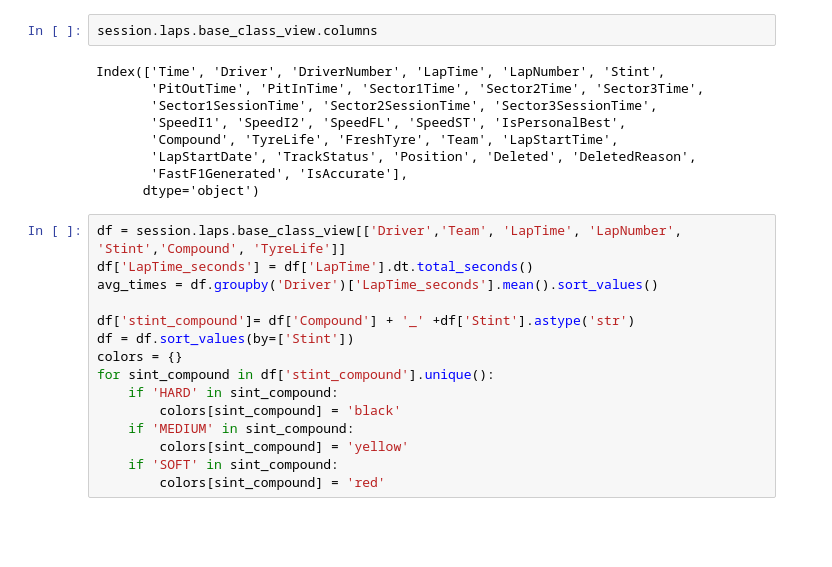
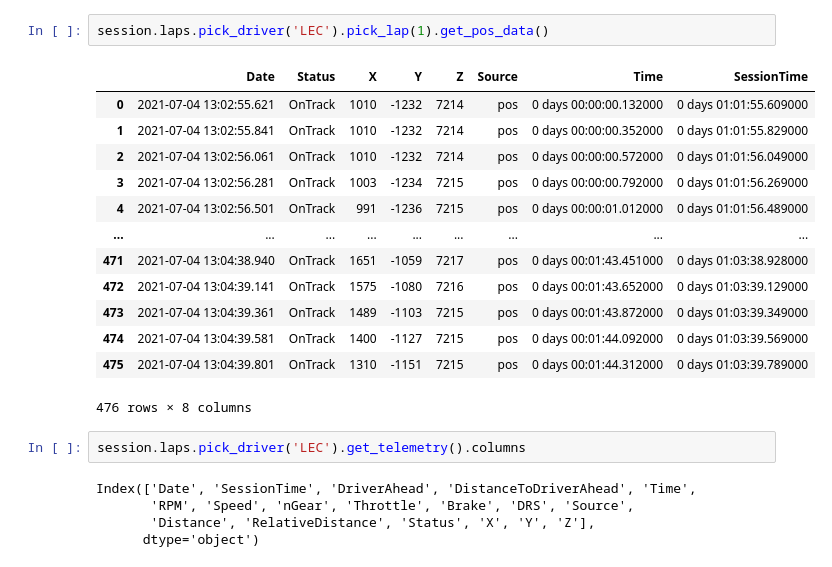
Before and after one commit to soufiane98b/F1ashAnalysis, a Jupyter notebook: exploration/exploration.ipynb, the cells around one changed output. Cells and saved outputs as stored; diff of their text form; blank space fills up the shorter version.

```diff
--- a/exploration/exploration.ipynb
+++ b/exploration/exploration.ipynb
@@ -26,26 +267,23 @@ core           INFO     Finished loading data for 20 drivers: ['1', '2', '4', '1
+# %%
+session.laps.pick_driver('LEC').pick_lap(1).get_pos_data()
+# %% [output]
+|  | Date | Status | X | Y | Z | Source | Time | SessionTime |
+| 0 | 2021-07-04 13:02:55.621 | OnTrack | 1010 | -1232 | 7214 | pos | 0 days 00:00:00.132000 | 0 days 01:01:55.609000 |
+| 1 | 2021-07-04 13:02:55.841 | OnTrack | 1010 | -1232 | 7214 | pos | 0 days 00:00:00.352000 | 0 days 01:01:55.829000 |
+| 2 | 2021-07-04 13:02:56.061 | OnTrack | 1010 | -1232 | 7214 | pos | 0 days 00:00:00.572000 | 0 days 01:01:56.049000 |
+| 3 | 2021-07-04 13:02:56.281 | OnTrack | 1003 | -1234 | 7215 | pos | 0 days 00:00:00.792000 | 0 days 01:01:56.269000 |
+| 4 | 2021-07-04 13:02:56.501 | OnTrack | 991 | -1236 | 7215 | pos | 0 days 00:00:01.012000 | 0 days 01:01:56.489000 |
+| ... | ... | ... | ... | ... | ... | ... | ... | ... |
+| 471 | 2021-07-04 13:04:38.940 | OnTrack | 1651 | -1059 | 7217 | pos | 0 days 00:01:43.451000 | 0 days 01:03:38.928000 |
+| 472 | 2021-07-04 13:04:39.141 | OnTrack | 1575 | -1080 | 7216 | pos | 0 days 00:01:43.652000 | 0 days 01:03:39.129000 |
+| 473 | 2021-07-04 13:04:39.361 | OnTrack | 1489 | -1103 | 7215 | pos | 0 days 00:01:43.872000 | 0 days 01:03:39.349000 |
+| 474 | 2021-07-04 13:04:39.581 | OnTrack | 1400 | -1127 | 7215 | pos | 0 days 00:01:44.092000 | 0 days 01:03:39.569000 |
+| 475 | 2021-07-04 13:04:39.801 | OnTrack | 1310 | -1151 | 7215 | pos | 0 days 00:01:44.312000 | 0 days 01:03:39.789000 |
+476 rows × 8 columns
 # %%
-session.laps.base_class_view.columns
+session.laps.pick_driver('LEC').get_telemetry().columns
 # %% [output]
-Index(['Time', 'Driver', 'DriverNumber', 'LapTime', 'LapNumber', 'Stint',
-       'PitOutTime', 'PitInTime', 'Sector1Time', 'Sector2Time', 'Sector3Time',
-       'Sector1SessionTime', 'Sector2SessionTime', 'Sector3SessionTime',
-       'SpeedI1', 'SpeedI2', 'SpeedFL', 'SpeedST', 'IsPersonalBest',
-       'Compound', 'TyreLife', 'FreshTyre', 'Team', 'LapStartTime',
-       'LapStartDate', 'TrackStatus', 'Position', 'Deleted', 'DeletedReason',
-       'FastF1Generated', 'IsAccurate'],
+Index(['Date', 'SessionTime', 'DriverAhead', 'DistanceToDriverAhead', 'Time',
+       'RPM', 'Speed', 'nGear', 'Throttle', 'Brake', 'DRS', 'Source',
+       'Distance', 'RelativeDistance', 'Status', 'X', 'Y', 'Z'],
       dtype='object')
-# %%
-df = session.laps.base_class_view[['Driver','Team', 'LapTime', 'LapNumber', 'Stint','Compound', 'TyreLife']]
-df['LapTime_seconds'] = df['LapTime'].dt.total_seconds()
-avg_times = df.groupby('Driver')['LapTime_seconds'].mean().sort_values()
-
-df['stint_compound']= df['Compound'] + '_' +df['Stint'].astype('str')
-df = df.sort_values(by=['Stint'])
-colors = {}
-for sint_compound in df['stint_compound'].unique():
-    if 'HARD' in sint_compound:
-        colors[sint_compound] = 'black'
-    if 'MEDIUM' in sint_compound:
-        colors[sint_compound] = 'yellow'
-    if 'SOFT' in sint_compound:
-        colors[sint_compound] = 'red'
```
Also changed, not shown: parts of 15 cells of this notebook.
